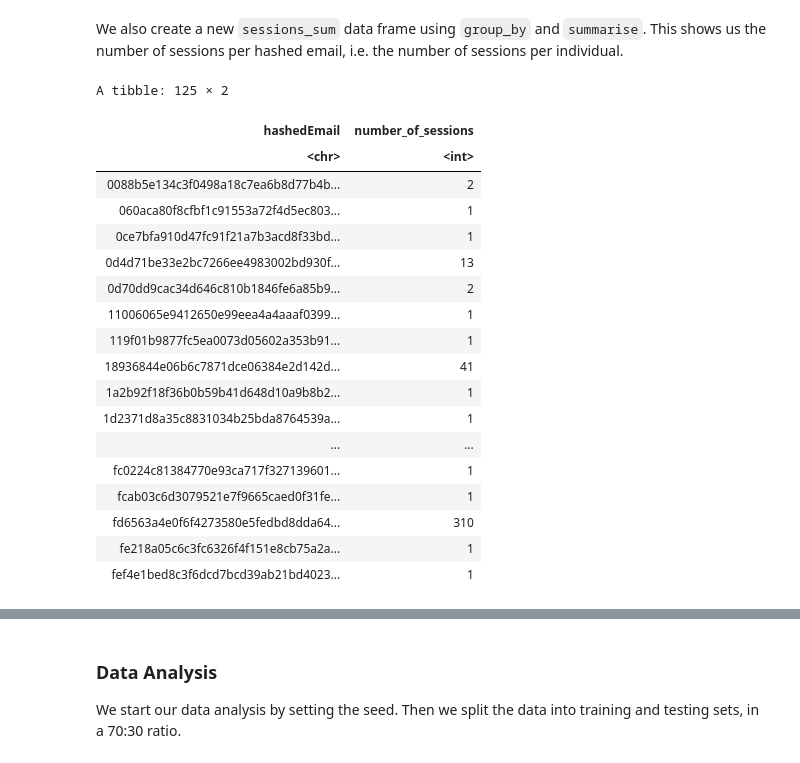
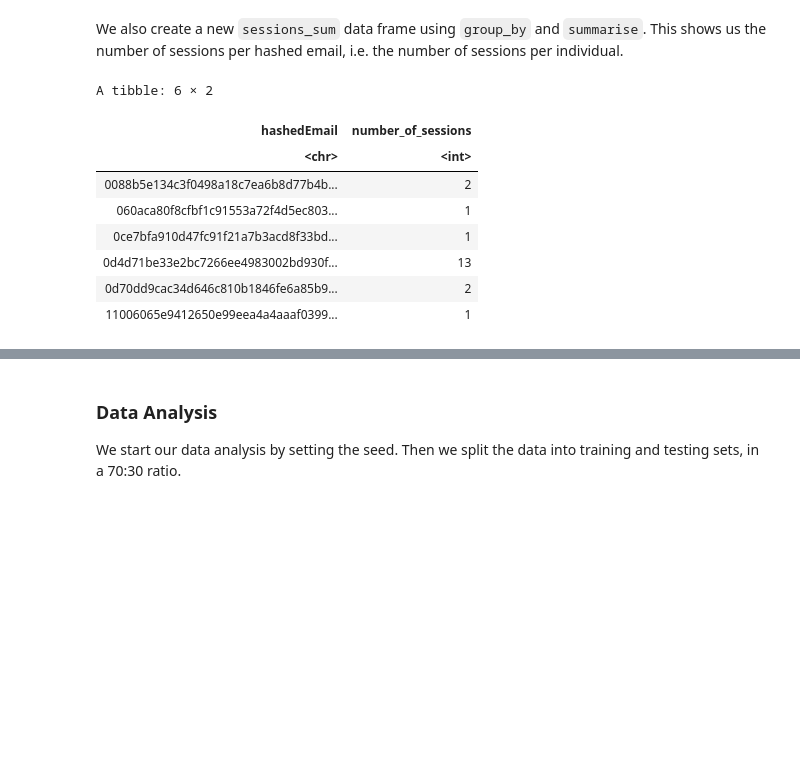
Before and after one commit to Kavisha1141/dsci100_final_project, a Jupyter notebook: project_final_report.ipynb, the cells around one changed output, grey strips where cells are left out. Drawn from its saved outputs; the diff is of its cells as text; code cells hidden in the pictures; blank space fills up the shorter version.

```diff
--- a/project_final_report.ipynb
+++ b/project_final_report.ipynb
@@ -97,28 +97,18 @@ This shows us the number of sessions per hashed email, i.e. the number of sessio
 # %%
 sessions_sum <- sessions |>
 group_by(hashedEmail) |>
 summarise(number_of_sessions = n())
 
-sessions_sum
+head(sessions_sum)
 # %% [output]
-A tibble: 125 × 2
+A tibble: 6 × 2
 | hashedEmail | number_of_sessions |
 | <chr> | <int> |
 | 0088b5e134c3f0498a18c7ea6b8d77b4b... | 2 |
 | 060aca80f8cfbf1c91553a72f4d5ec803... | 1 |
 | 0ce7bfa910d47fc91f21a7b3acd8f33bd... | 1 |
 | 0d4d71be33e2bc7266ee4983002bd930f... | 13 |
 | 0d70dd9cac34d646c810b1846fe6a85b9... | 2 |
 | 11006065e9412650e99eea4a4aaaf0399... | 1 |
-| 119f01b9877fc5ea0073d05602a353b91... | 1 |
-| 18936844e06b6c7871dce06384e2d142d... | 41 |
-| 1a2b92f18f36b0b59b41d648d10a9b8b2... | 1 |
-| 1d2371d8a35c8831034b25bda8764539a... | 1 |
-| ... | ... |
-| fc0224c81384770e93ca717f327139601... | 1 |
-| fcab03c6d3079521e7f9665caed0f31fe... | 1 |
-| fd6563a4e0f6f4273580e5fedbd8dda64... | 310 |
-| fe218a05c6c3fc6326f4f151e8cb75a2a... | 1 |
-| fef4e1bed8c3f6dcd7bcd39ab21bd4023... | 1 |
 # %% [markdown]
 **Table 1. Hashed Email & Number of Sessions**
```
Also changed, not shown: parts of 20 cells of this notebook.
